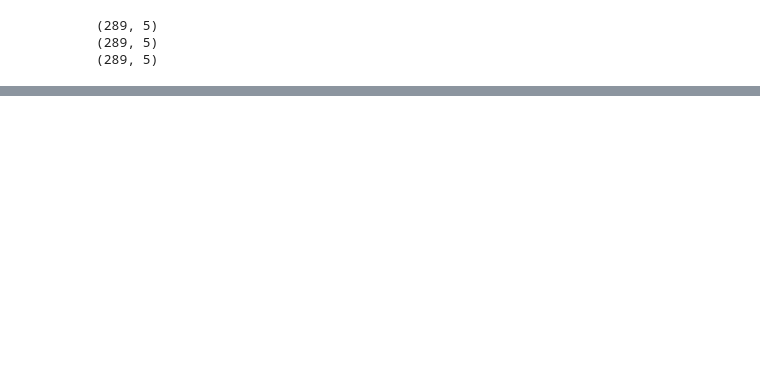
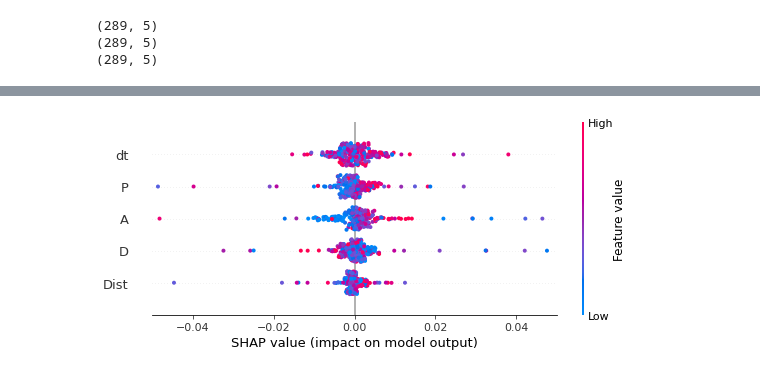
Before and after one commit to hajaalin/n_track_ML, a Jupyter notebook: scripts/tsc/shap_2023.ipynb, the cells around one changed output, grey strips where cells are left out. Saved outputs shown, nothing was run; the diff lists cells and outputs as text; code cells hidden in the pictures; blank space fills up the shorter version.

```diff
--- a/scripts/tsc/shap_2023.ipynb
+++ b/scripts/tsc/shap_2023.ipynb
@@ -234,3 +231,12 @@ shap.summary_plot(shap_deep_f, features=X_test_f, title='DeepExplainer')
+# %%
+shap.summary_plot(shap_deep_f, features=X_test_f, title='DeepExplainer, xlim', show=False)
+ax = plt.gca()
+
+# You can change the min and max value of xaxis by changing the arguments of:
+ax.set_xlim(-0.05, 0.05)
+plt.show()
+# %% [output]
+[figure, added]
 # %%
 shap.summary_plot(shap_grad_f, features=X_test_f, title='GradientExplainer')
 # %% [output]
```
Also changed, not shown: parts of 15 cells of this notebook.
